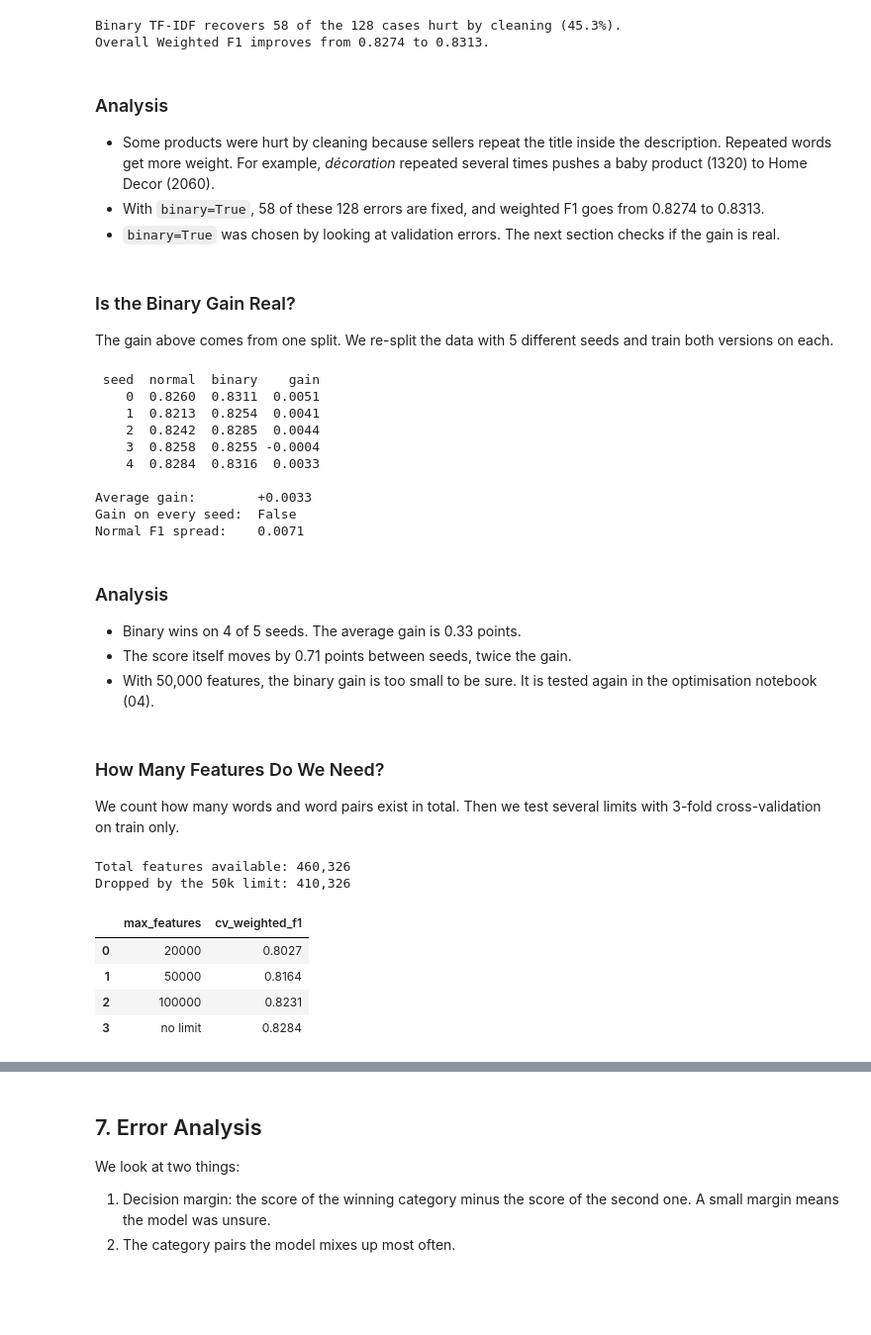
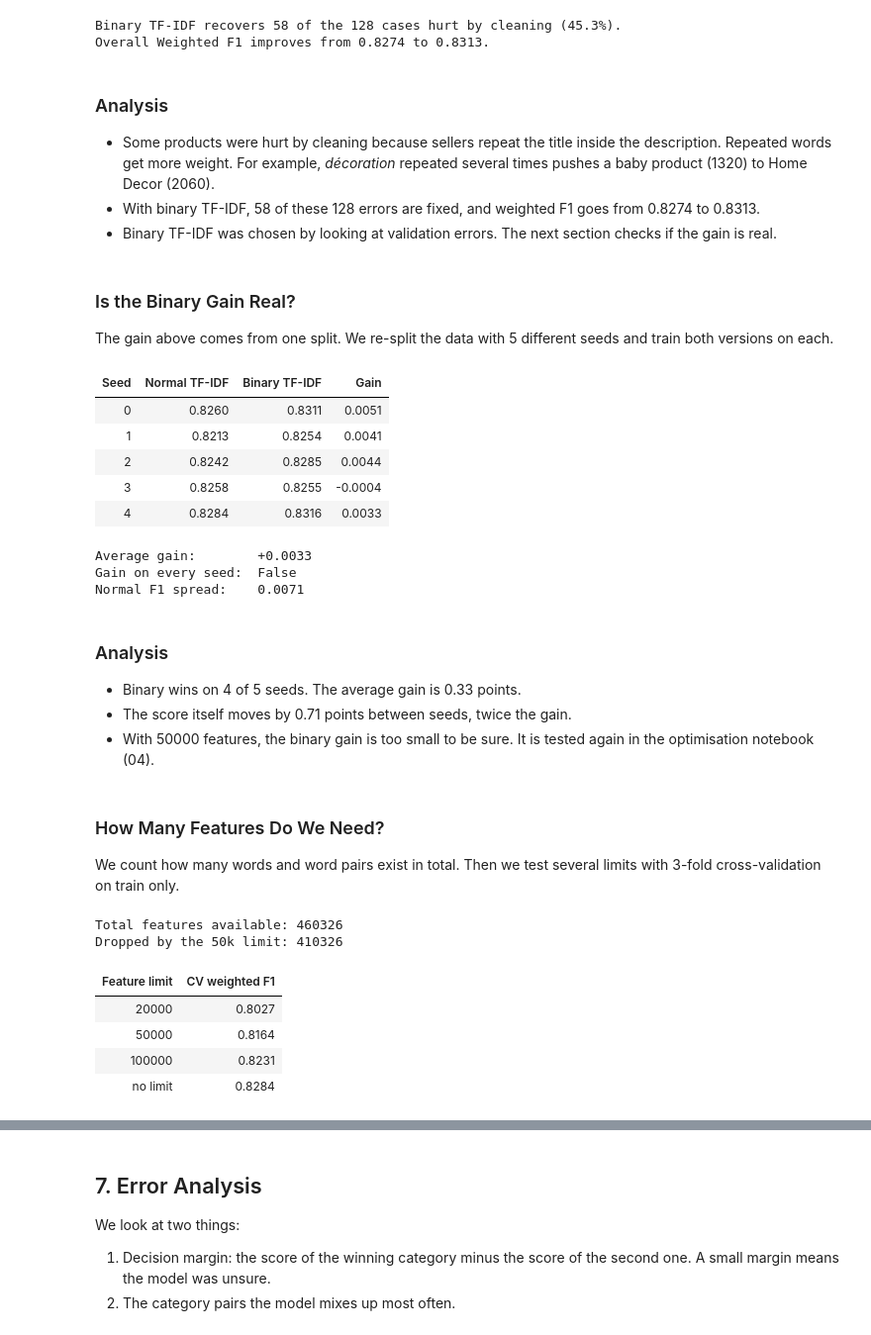
Before and after one commit to wahajaslm/liora-capstone, a Jupyter notebook: notebooks/03_text_baseline.ipynb, the cells around one changed output, grey strips where cells are left out. Shown at 99% size. Drawn from its saved outputs; the diff is of its cells as text; code cells hidden in the pictures; blank space fills up the shorter version.

```diff
--- a/notebooks/03_text_baseline.ipynb
+++ b/notebooks/03_text_baseline.ipynb
@@ -339,8 +339,8 @@ Overall Weighted F1 improves from 0.8274 to 0.8313.
 ### Analysis
 
 - Some products were hurt by cleaning because sellers repeat the title inside the description. Repeated words get more weight. For example, *décoration* repeated several times pushes a baby product (1320) to Home Decor (2060).
-- With `binary=True`, 58 of these 128 errors are fixed, and weighted F1 goes from 0.8274 to 0.8313.
-- `binary=True` was chosen by looking at validation errors. The next section checks if the gain is real.
+- With binary TF-IDF, 58 of these 128 errors are fixed, and weighted F1 goes from 0.8274 to 0.8313.
+- Binary TF-IDF was chosen by looking at validation errors. The next section checks if the gain is real.
 # %% [markdown]
 ### Is the Binary Gain Real?
 
@@ -367,18 +367,17 @@ for seed in [0, 1, 2, 3, 4]:
 
 seed_results = pd.DataFrame(seed_rows)
 seed_results["gain"] = seed_results["binary"] - seed_results["normal"]
-print(seed_results.round(4).to_string(index=False))
+display(seed_results.rename(columns={"seed": "Seed", "normal": "Normal TF-IDF", "binary": "Binary TF-IDF", "gain": "Gain"}).style.hide(axis="index").format(precision=4))
 print(f"\nAverage gain:        {seed_results['gain'].mean():+.4f}")
 print(f"Gain on every seed:  {(seed_results['gain'] > 0).all()}")
 print(f"Normal F1 spread:    {seed_results['normal'].max() - seed_results['normal'].min():.4f}")
 # %% [output]
+| Seed | Normal TF-IDF | Binary TF-IDF | Gain |
+| 0 | 0.8260 | 0.8311 | 0.0051 |
+| 1 | 0.8213 | 0.8254 | 0.0041 |
+| 2 | 0.8242 | 0.8285 | 0.0044 |
+| 3 | 0.8258 | 0.8255 | -0.0004 |
+| 4 | 0.8284 | 0.8316 | 0.0033 |
- seed  normal  binary    gain
-    0  0.8260  0.8311  0.0051
-    1  0.8213  0.8254  0.0041
-    2  0.8242  0.8285  0.0044
-    3  0.8258  0.8255 -0.0004
-    4  0.8284  0.8316  0.0033
-
 Average gain:        +0.0033
 Gain on every seed:  False
 Normal F1 spread:    0.0071
@@ -387,7 +386,7 @@ Normal F1 spread:    0.0071
 
 - Binary wins on 4 of 5 seeds. The average gain is 0.33 points.
 - The score itself moves by 0.71 points between seeds, twice the gain.
-- With 50,000 features, the binary gain is too small to be sure. It is tested again in the optimisation notebook (04).
+- With 50000 features, the binary gain is too small to be sure. It is tested again in the optimisation notebook (04).
 # %% [markdown]
 ### How Many Features Do We Need?
 
@@ -395,30 +394,30 @@ We count how many words and word pairs exist in total. Then we test several limi
 # %%
 from sklearn.model_selection import cross_val_score
 from sklearn.pipeline import make_pipeline
 
 full_vectorizer = TfidfVectorizer(ngram_range=(1, 2), min_df=2, binary=True)
 total_features = full_vectorizer.fit(model_train["text_combined"]).vocabulary_.__len__()
-print(f"Total features available: {total_features:,}")
-print(f"Dropped by the 50k limit: {total_features - 50_000:,}\n")
+print(f"Total features available: {total_features}")
+print(f"Dropped by the 50k limit: {total_features - 50_000}\n")
 
 limit_rows = []
 for limit in [20_000, 50_000, 100_000, None]:
     pipe = make_pipeline(
         TfidfVectorizer(max_features=limit, ngram_range=(1, 2), min_df=2, binary=True),
         LinearSVC(random_state=42),
     )
     scores = cross_val_score(pipe, model_train["text_combined"], y_train, cv=3, scoring="f1_weighted")
     limit_rows.append({"max_features": limit or "no limit", "cv_weighted_f1": scores.mean()})
 
-pd.DataFrame(limit_rows).round(4)
+pd.DataFrame(limit_rows).rename(columns={"max_features": "Feature limit", "cv_weighted_f1": "CV weighted F1"}).style.hide(axis="index").format(precision=4)
 # %% [output]
-Total features available: 460,326
-Dropped by the 50k limit: 410,326
+Total features available: 460326
+Dropped by the 50k limit: 410326
-|  | max_features | cv_weighted_f1 |
-| 0 | 20000 | 0.8027 |
-| 1 | 50000 | 0.8164 |
-| 2 | 100000 | 0.8231 |
-| 3 | no limit | 0.8284 |
+| Feature limit | CV weighted F1 |
+| 20000 | 0.8027 |
+| 50000 | 0.8164 |
+| 100000 | 0.8231 |
+| no limit | 0.8284 |
 # %% [markdown]
 ### Analysis
 
```
Also changed, not shown: parts of 16 cells of this notebook, 2 other files.
